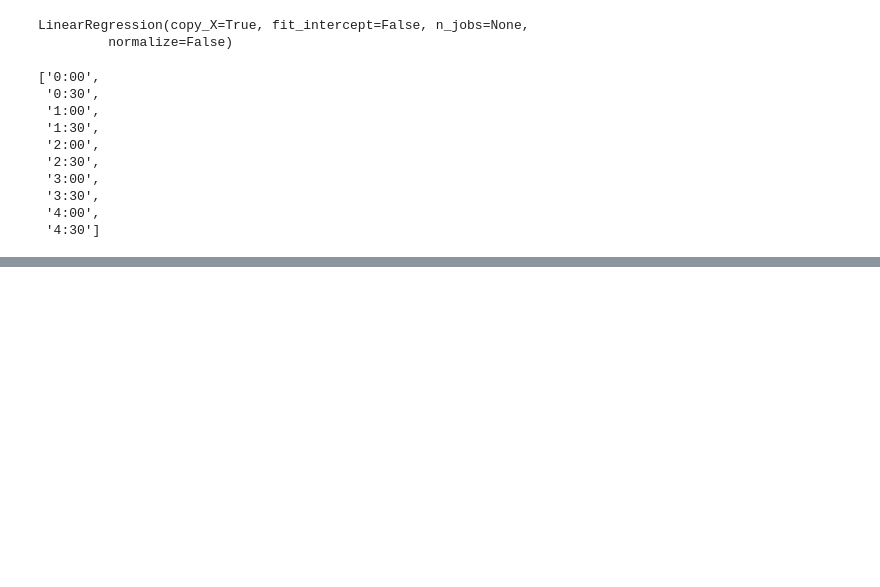
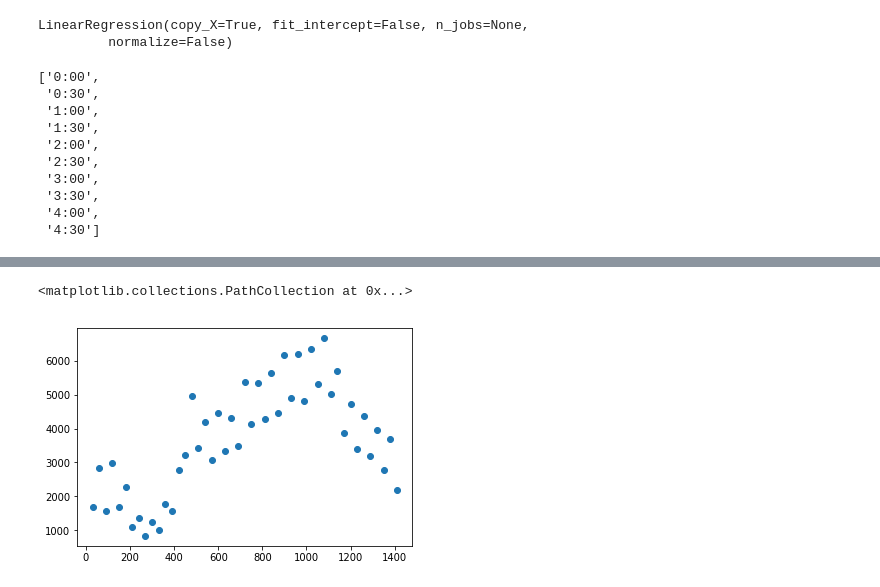
Before and after one commit to Fali1995/Final_Project, a Jupyter notebook: Fawad ML.ipynb, the cells around one changed output, grey strips where cells are left out. Drawn from its saved outputs; the diff is of its cells as text; code cells hidden in the pictures; blank space fills up the shorter version.

```diff
--- a/Fawad ML.ipynb
+++ b/Fawad ML.ipynb
@@ -108,0 +115,6 @@ model.score(X_train_poly, y_train)
+# %%
+times_30 = df[df["Time Occurred"] % 30 == 0]["Time Occurred"].value_counts()
+plt.scatter(times_30.index, times_30)
+# %% [output]
+<matplotlib.collections.PathCollection at 0x...>
+[figure, added]
```
Also changed, not shown: parts of 4 cells of this notebook, 3 other files.
